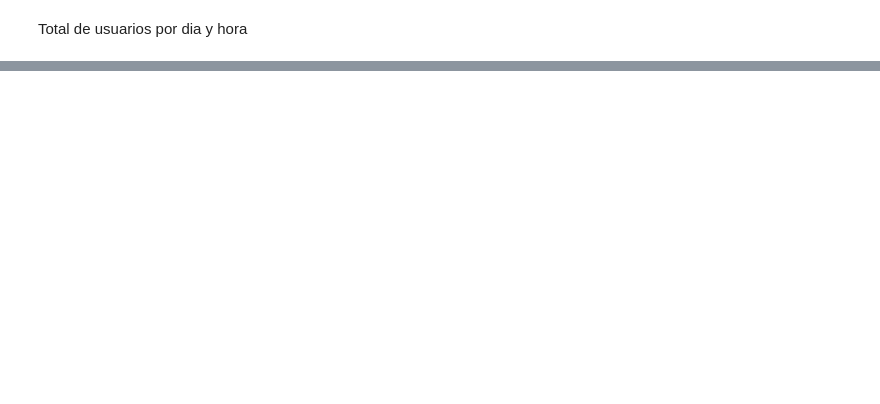
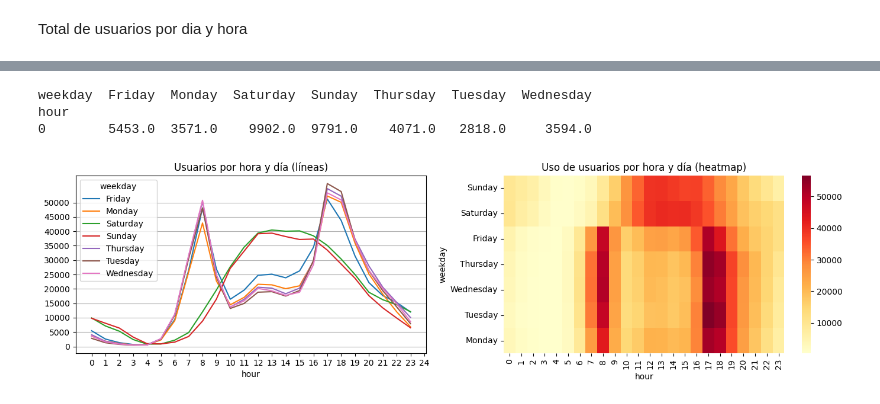
Before and after one commit to jheinsonand/Prediccion_uso_bicicletas, a Jupyter notebook: notebooks/01_eda_preprocess.ipynb, the cells around one changed output, grey strips where cells are left out. Drawn from its saved outputs; the diff is of its cells as text; code cells hidden in the pictures; blank space fills up the shorter version.

```diff
--- a/notebooks/01_eda_preprocess.ipynb
+++ b/notebooks/01_eda_preprocess.ipynb
@@ -174,0 +196,38 @@ hour
+# %%
+print(pd.pivot_table(df, values="users", index="hour", columns="weekday", aggfunc="sum").head(1),"\n")
+
+fig, axes = plt.subplots(1, 2, figsize=(14, 4))
+
+# --- Gráfico 1: líneas ---
+pivot_lines = pd.pivot_table(
+    df, values="users", index="hour", columns="weekday", aggfunc="sum"
+)
+
+pivot_lines.plot(ax=axes[0])
+axes[0].set_xticks(range(0, 25, 1))
+axes[0].set_yticks(range(0, 55000, 5000))
+axes[0].grid(axis="y")
+axes[0].set_title("Usuarios por hora y día (líneas)")
+
+# --- Gráfico 2: heatmap ---
+pivot_heatmap = pd.pivot_table(
+    df, values="users", index="weekday", columns="hour", aggfunc="sum"
+)
+
+ordered_days = [
+    "Sunday", "Saturday", "Friday",
+    "Thursday", "Wednesday", "Tuesday", "Monday"
+]
+
+pivot_heatmap = pivot_heatmap.reindex(ordered_days)
+
+sns.heatmap(pivot_heatmap, cmap="YlOrRd", ax=axes[1])
+axes[1].set_title("Uso de usuarios por hora y día (heatmap)")
+
+plt.tight_layout()
+plt.show()
+# %% [output]
+weekday  Friday  Monday  Saturday  Sunday  Thursday  Tuesday  Wednesday
+hour
+0        5453.0  3571.0    9902.0  9791.0    4071.0   2818.0     3594.0
+[figure, added]
```
Also changed, not shown: parts of 8 cells of this notebook.
